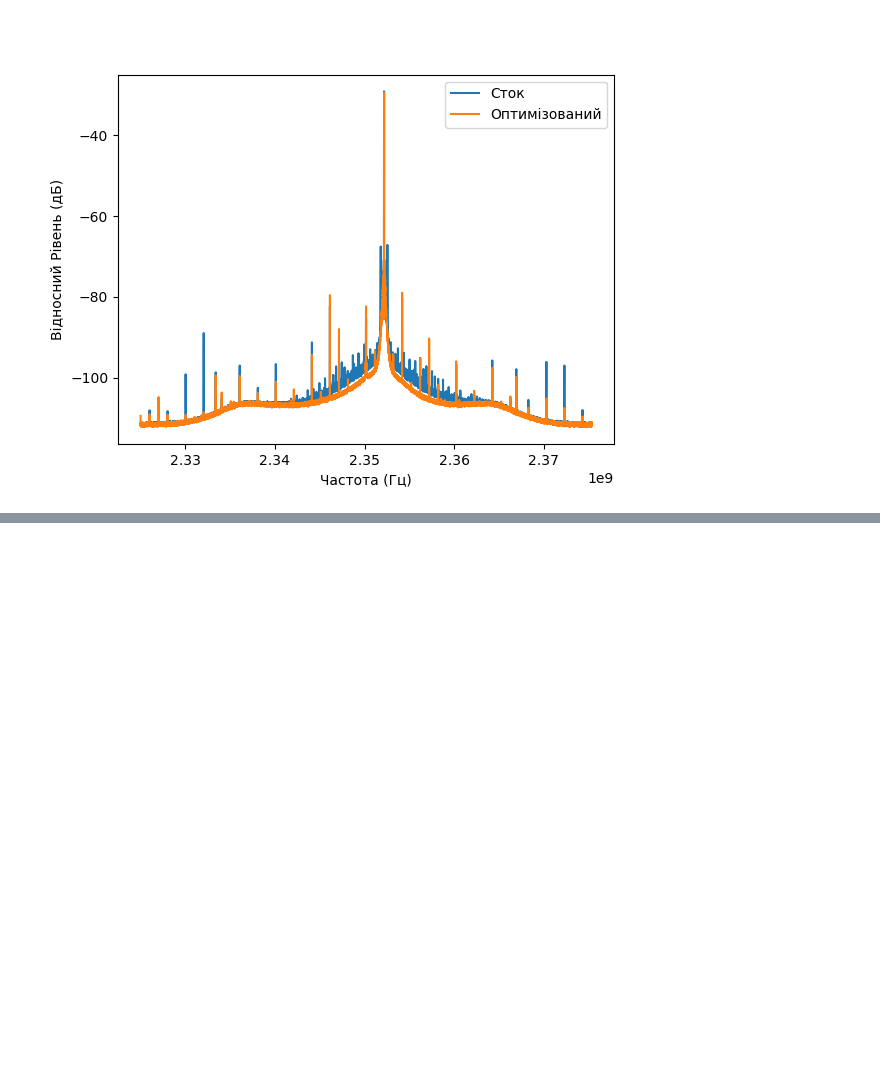
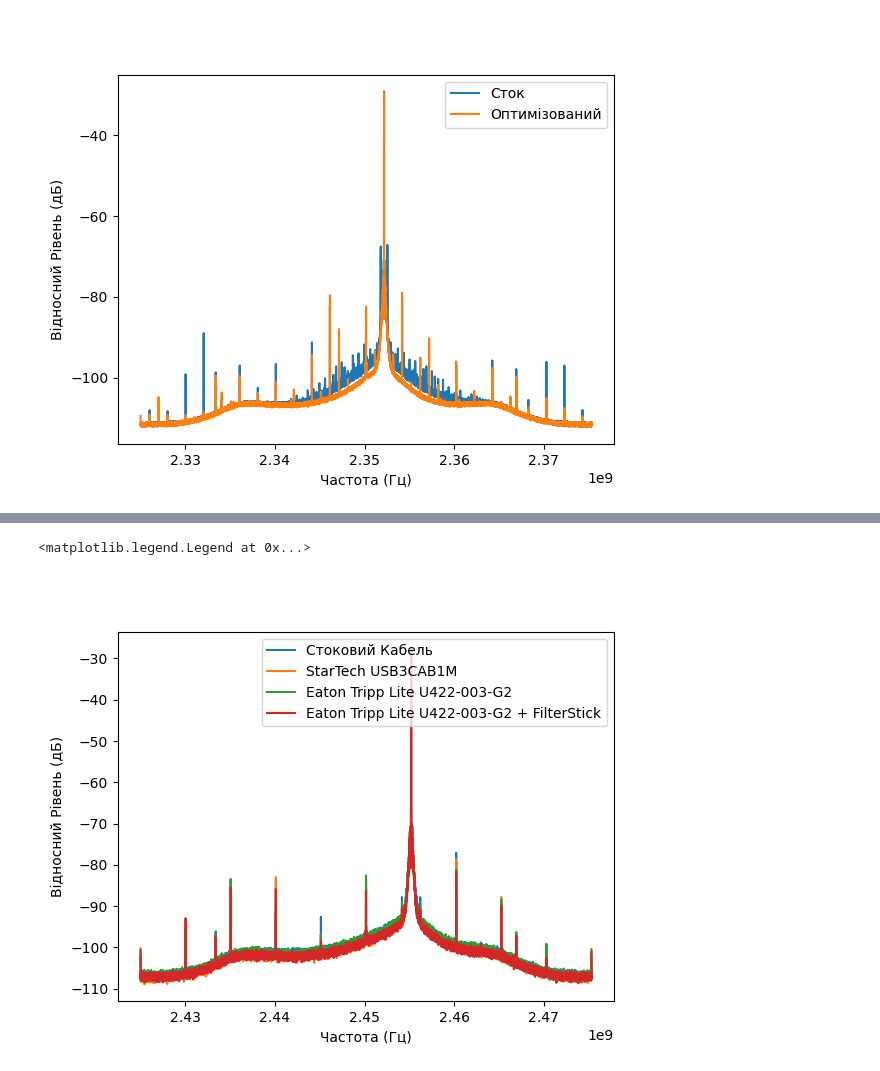
Before and after one commit to rigexpert/libfobos, a Jupyter notebook: measurements/phase-noise.ipynb, the cells around one changed output, grey strips where cells are left out. Drawn from its saved outputs; the diff is of its cells as text; code cells hidden in the pictures; blank space fills up the shorter version.

```diff
--- a/measurements/phase-noise.ipynb
+++ b/measurements/phase-noise.ipynb
@@ -169,0 +182,28 @@ plt.legend()
+# %%
+from pandas import read_csv
+import matplotlib.pyplot as plt
+
+%matplotlib widget
+
+plt.figure()
+
+dataset = {}
+
+dataset["Стоковий Кабель"] = "./phase_noise/si5351c_1000MHz_LNA1_VGA0_FREF50MHz_MAX2830INTPLL_RFFC5072OPT_CableFobosSDRStock_NoFilterStick.csv"
+dataset["StarTech USB3CAB1M"] = "./phase_noise/si5351c_1000MHz_LNA1_VGA0_FREF50MHz_MAX2830INTPLL_RFFC5072OPT_CableStarTechUSB3CAB1M_NoFilterStick.csv"
+dataset["Eaton Tripp Lite U422-003-G2"] = "./phase_noise/si5351c_1000MHz_LNA1_VGA0_FREF50MHz_MAX2830INTPLL_RFFC5072OPT_CableEatonU422-003-G2_NoFilterStick.csv"
+dataset["Eaton Tripp Lite U422-003-G2 + FilterStick"] = "./phase_noise/si5351c_1000MHz_LNA1_VGA0_FREF50MHz_MAX2830INTPLL_RFFC5072OPT_CableEatonU422-003-G2_FilterStick.csv"
+
+for name, filename in dataset.items():
+    data = read_csv(filename)
+    freq = data["Frequency"] - 550e6
+    power = data["Power"]
+    plt.plot(freq, power,label=name)
+
+plt.ylabel("Відносний Рівень (дБ)")
+plt.xlabel("Частота (Гц)")
+
+plt.legend()
+# %% [output]
+<matplotlib.legend.Legend at 0x...>
+[figure, added]
```
Also changed, not shown: parts of 2 cells of this notebook.
